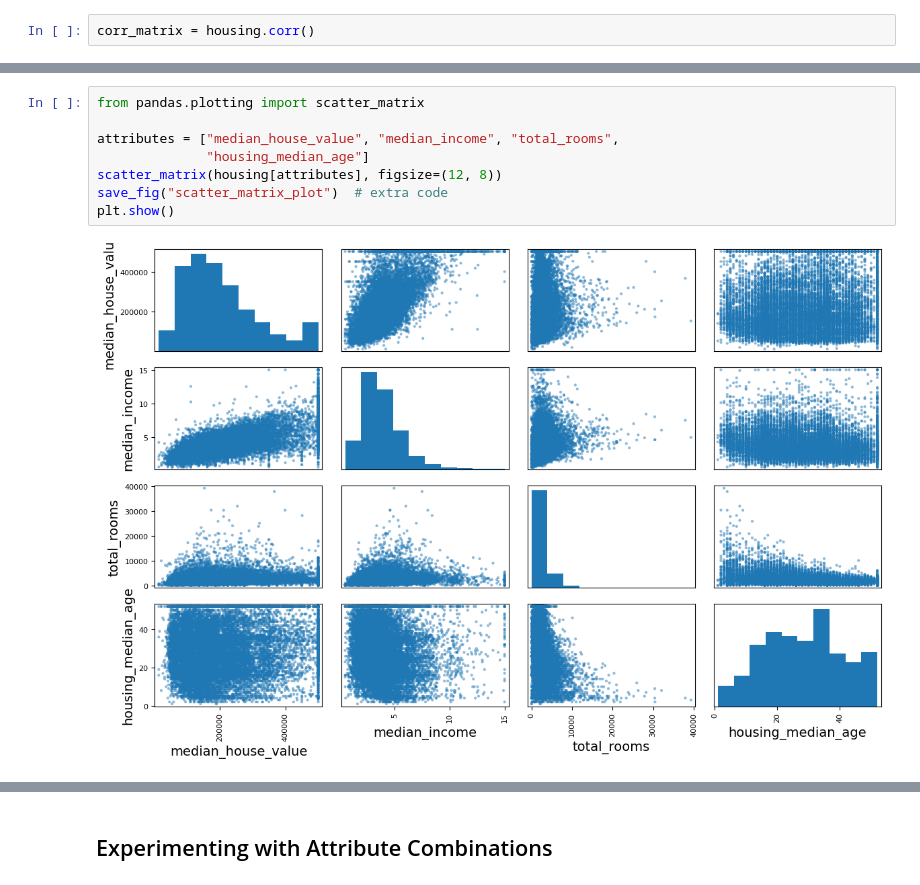
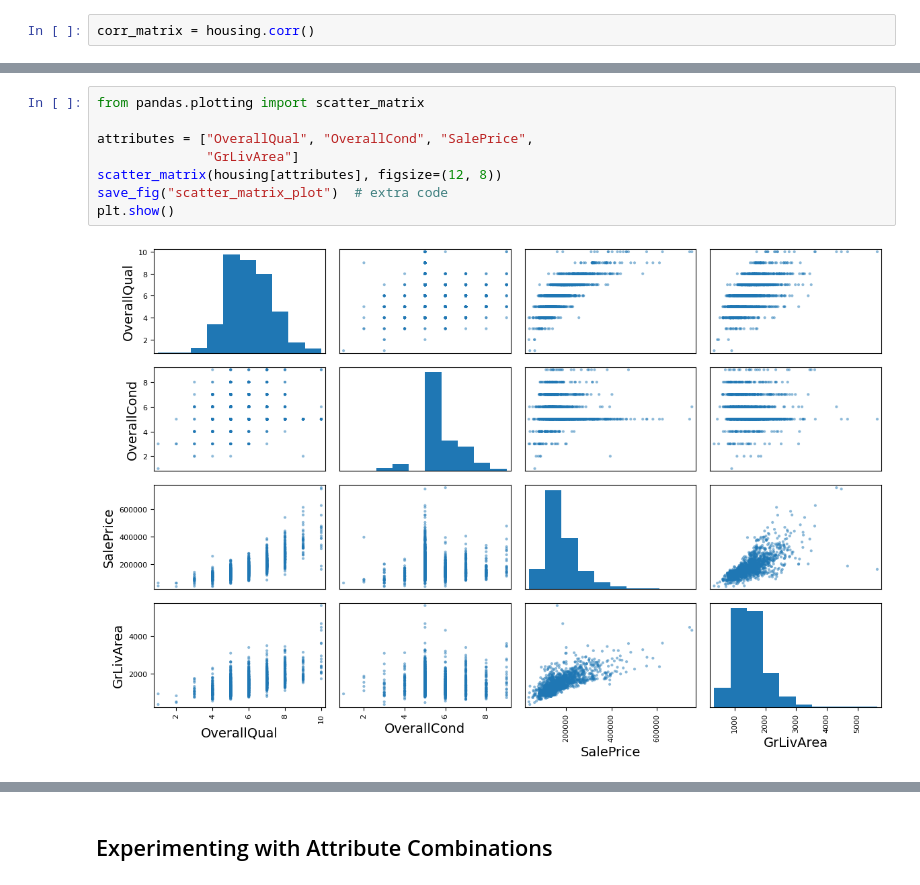
Before and after one commit to colafishx/handson-ml3, a Jupyter notebook: 02_end_to_end_machine_learning_project.ipynb, the cells around one changed output, grey strips where cells are left out. Cells and saved outputs as stored; diff of their text form.

```diff
--- a/02_end_to_end_machine_learning_project.ipynb
+++ b/02_end_to_end_machine_learning_project.ipynb
@@ -436,11 +384,11 @@ Name: median_house_value, dtype: float64
 # %%
 from pandas.plotting import scatter_matrix
 
-attributes = ["median_house_value", "median_income", "total_rooms",
-              "housing_median_age"]
+attributes = ["OverallQual", "OverallCond", "SalePrice",
+              "GrLivArea"]
 scatter_matrix(housing[attributes], figsize=(12, 8))
 save_fig("scatter_matrix_plot")  # extra code
 plt.show()
 # %% [output]
-[figure, old version]
+[figure, new version]
 # %%
```
Also changed, not shown: parts of 11 cells of this notebook.
